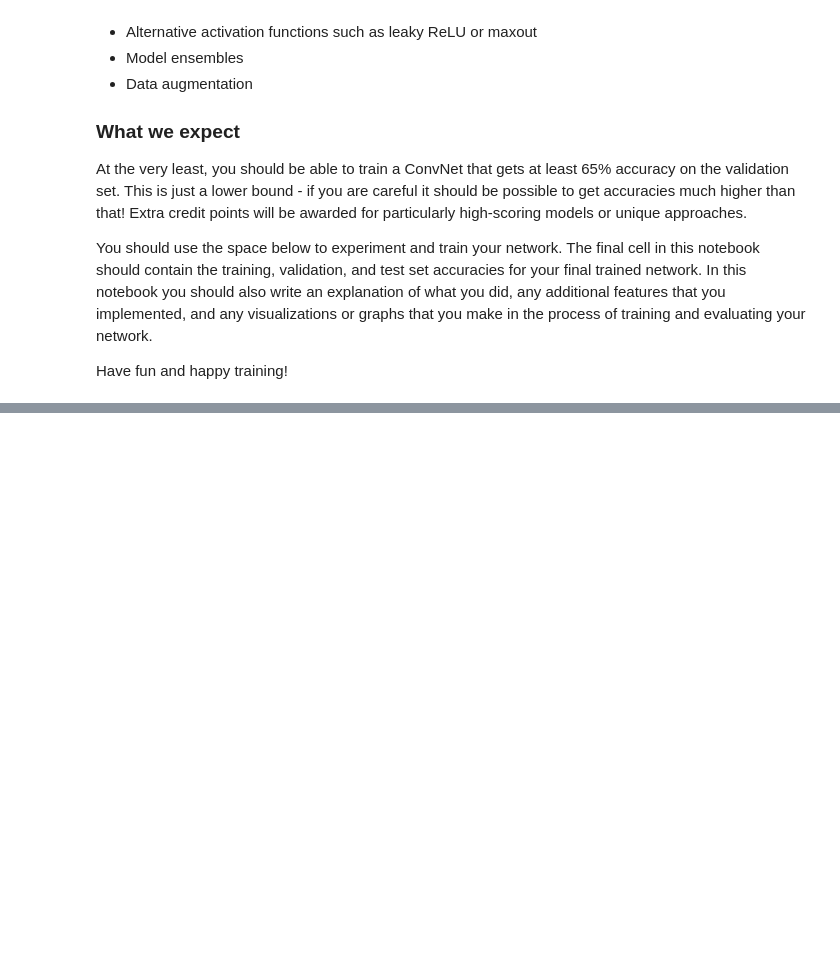
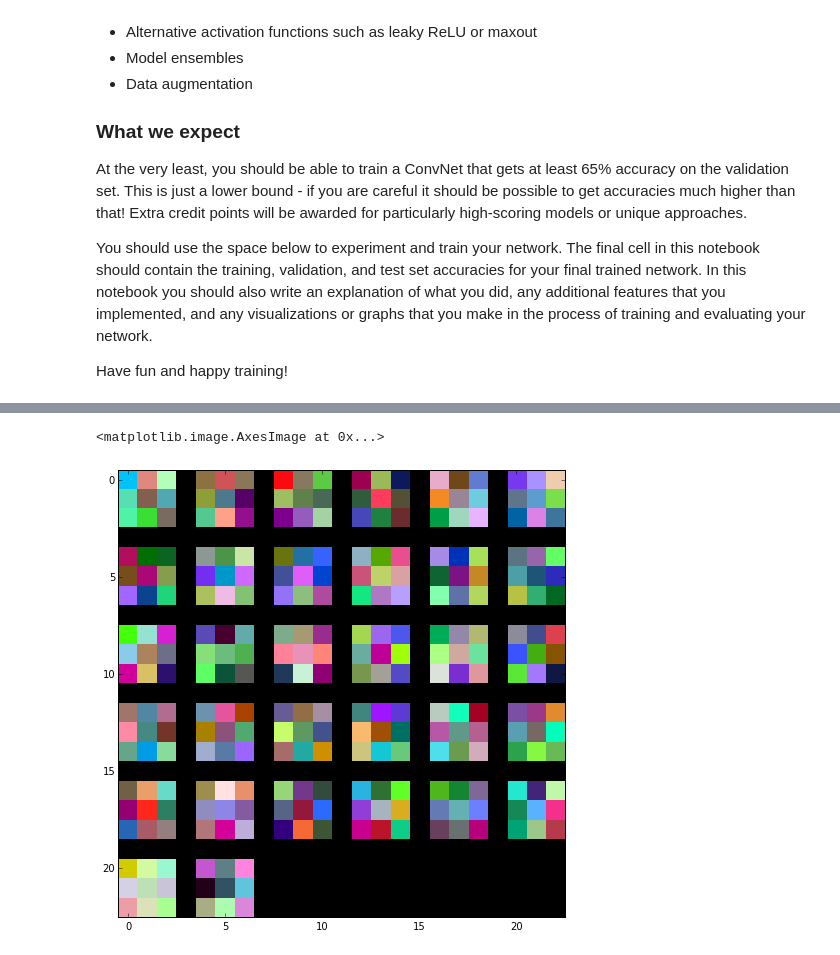
Before and after one commit to chuzui/algorithm, a Jupyter notebook: cnn/assignment2/convnet.ipynb, the cells around one changed output, grey strips where cells are left out. Saved outputs shown, nothing was run; the diff lists cells and outputs as text; code cells hidden in the pictures; blank space fills up the shorter version.

```diff
--- a/cnn/assignment2/convnet.ipynb
+++ b/cnn/assignment2/convnet.ipynb
@@ -249,0 +265,15 @@ Have fun and happy training!
+# %%
+# TODO: Train a ConvNet to do really well on CIFAR-10!
+
+# model = init_deep_convnet()
+# trainer = ClassifierTrainer()
+# best_model, loss_history, train_acc_history, val_acc_history = trainer.train(
+#           X_train[:50], y_train[:50], X_val, y_val, model, deep_convnet,
+#           reg=0.000, momentum=0.9, learning_rate=0.0001, batch_size=10, num_epochs=100,
+#           verbose=True)
+model = init_deep_convnet(num_filters=32)
+trainer = ClassifierTrainer()
+best_model, loss_history, train_acc_history, val_acc_history = trainer.train(
+          X_train, y_train, X_val, y_val, model, deep_convnet,update='rmsprop',
+          reg=0.001, momentum=0.9, learning_rate=0.0001, batch_size=50, num_epochs=10,
+          acc_frequency=None, verbose=True)
@@ -249,0 +293,6 @@ Have fun and happy training!
+# %%
+grid = visualize_grid(best_model['W1'].transpose(0, 2, 3, 1))
+plt.imshow(grid.astype('uint8'))
+# %% [output]
+<matplotlib.image.AxesImage at 0x...>
+[figure, added]
```
Also changed, not shown: parts of 11 cells of this notebook, 56 other files.
